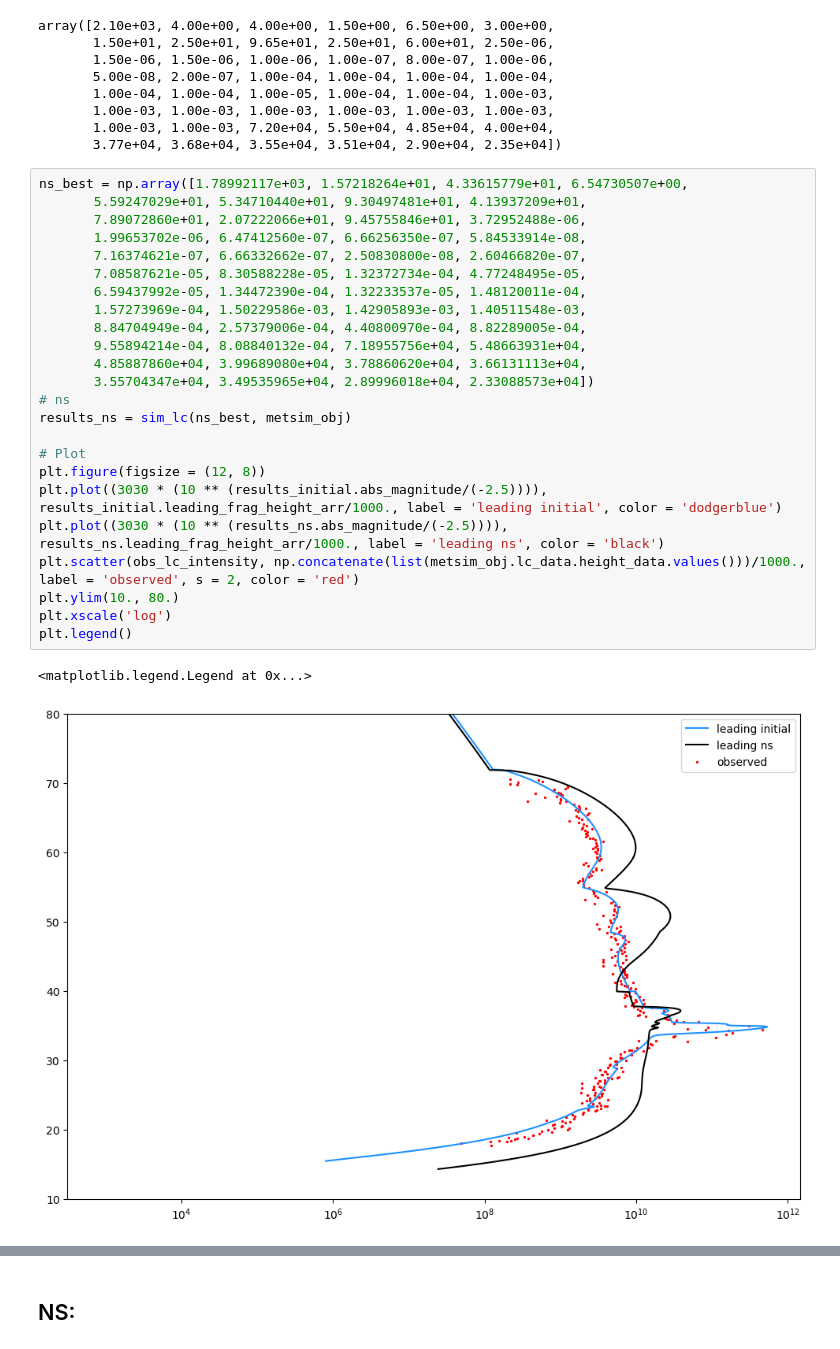
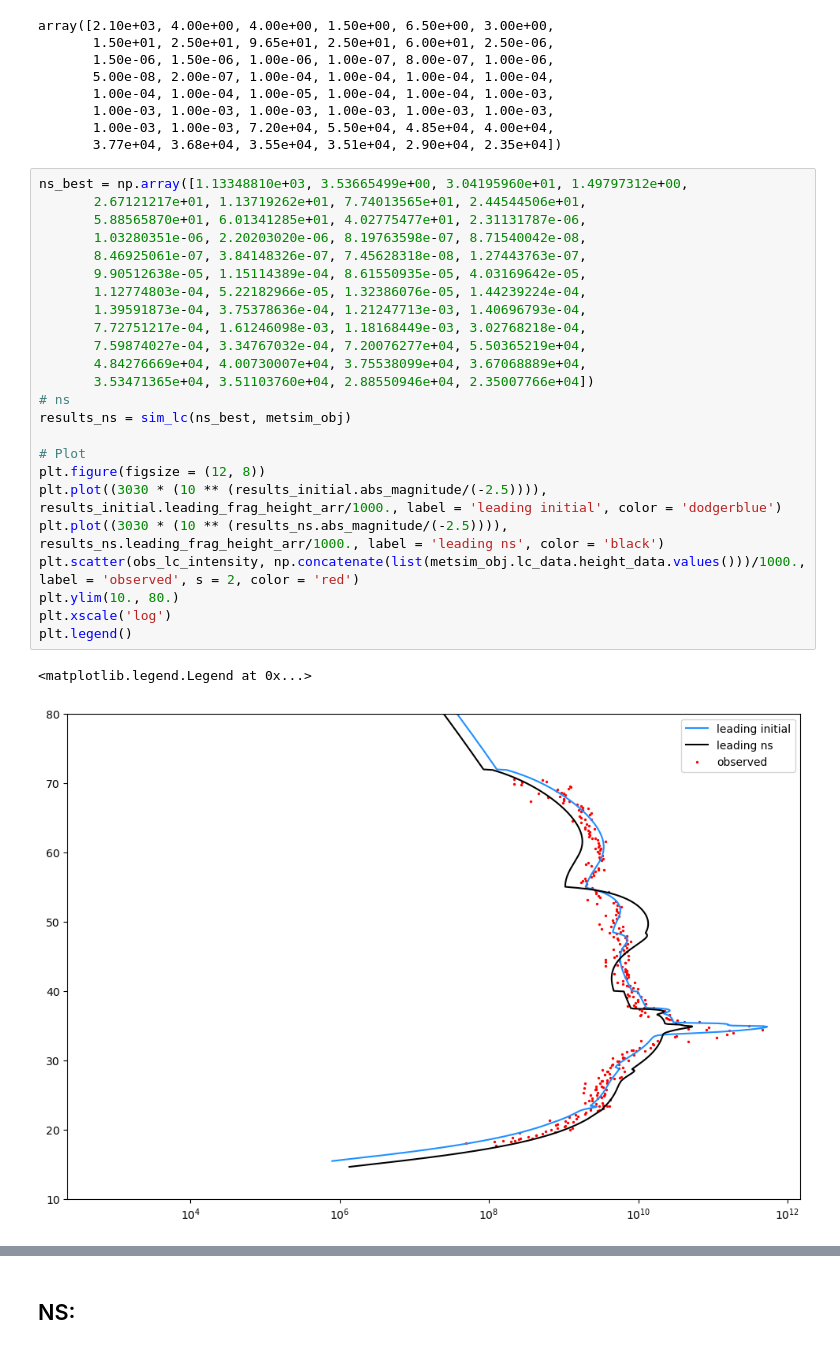
Before and after one commit to ia-chow/Thesis, a Jupyter notebook: physical/metsim_optimization_nested_novo_mesto.ipynb, the cells around one changed output, grey strips where cells are left out. Drawn from its saved outputs; the diff is of its cells as text.

```diff
--- a/physical/metsim_optimization_nested_novo_mesto.ipynb
+++ b/physical/metsim_optimization_nested_novo_mesto.ipynb
@@ -674,32 +674,32 @@ array([2.10e+03, 4.00e+00, 4.00e+00, 1.50e+00, 6.50e+00, 3.00e+00,
        1.00e-03, 1.00e-03, 7.20e+04, 5.50e+04, 4.85e+04, 4.00e+04,
        3.77e+04, 3.68e+04, 3.55e+04, 3.51e+04, 2.90e+04, 2.35e+04])
 # %%
-ns_best = np.array([1.78992117e+03, 1.57218264e+01, 4.33615779e+01, 6.54730507e+00,
-       5.59247029e+01, 5.34710440e+01, 9.30497481e+01, 4.13937209e+01,
-       7.89072860e+01, 2.07222066e+01, 9.45755846e+01, 3.72952488e-06,
-       1.99653702e-06, 6.47412560e-07, 6.66256350e-07, 5.84533914e-08,
-       7.16374621e-07, 6.66332662e-07, 2.50830800e-08, 2.60466820e-07,
-       7.08587621e-05, 8.30588228e-05, 1.32372734e-04, 4.77248495e-05,
-       6.59437992e-05, 1.34472390e-04, 1.32233537e-05, 1.48120011e-04,
-       1.57273969e-04, 1.50229586e-03, 1.42905893e-03, 1.40511548e-03,
-       8.84704949e-04, 2.57379006e-04, 4.40800970e-04, 8.82289005e-04,
-       9.55894214e-04, 8.08840132e-04, 7.18955756e+04, 5.48663931e+04,
-       4.85887860e+04, 3.99689080e+04, 3.78860620e+04, 3.66131113e+04,
-       3.55704347e+04, 3.49535965e+04, 2.89996018e+04, 2.33088573e+04])
+ns_best = np.array([1.13348810e+03, 3.53665499e+00, 3.04195960e+01, 1.49797312e+00,
+       2.67121217e+01, 1.13719262e+01, 7.74013565e+01, 2.44544506e+01,
+       5.88565870e+01, 6.01341285e+01, 4.02775477e+01, 2.31131787e-06,
+       1.03280351e-06, 2.20203020e-06, 8.19763598e-07, 8.71540042e-08,
+       8.46925061e-07, 3.84148326e-07, 7.45628318e-08, 1.27443763e-07,
+       9.90512638e-05, 1.15114389e-04, 8.61550935e-05, 4.03169642e-05,
+       1.12774803e-04, 5.22182966e-05, 1.32386076e-05, 1.44239224e-04,
+       1.39591873e-04, 3.75378636e-04, 1.21247713e-03, 1.40696793e-04,
+       7.72751217e-04, 1.61246098e-03, 1.18168449e-03, 3.02768218e-04,
+       7.59874027e-04, 3.34767032e-04, 7.20076277e+04, 5.50365219e+04,
+       4.84276669e+04, 4.00730007e+04, 3.75538099e+04, 3.67068889e+04,
+       3.53471365e+04, 3.51103760e+04, 2.88550946e+04, 2.35007766e+04])
 # ns
 results_ns = sim_lc(ns_best, metsim_obj)
 
 # Plot
 plt.figure(figsize = (12, 8))
 plt.plot((3030 * (10 ** (results_initial.abs_magnitude/(-2.5)))), results_initial.leading_frag_height_arr/1000., label = 'leading initial', color = 'dodgerblue')
 plt.plot((3030 * (10 ** (results_ns.abs_magnitude/(-2.5)))), results_ns.leading_frag_height_arr/1000., label = 'leading ns', color = 'black')
 plt.scatter(obs_lc_intensity, np.concatenate(list(metsim_obj.lc_data.height_data.values()))/1000., label = 'observed', s = 2, color = 'red')
 plt.ylim(10., 80.)
 plt.xscale('log')
 plt.legend()
 # %% [output]
 <matplotlib.legend.Legend at 0x...>
-[figure, old version]
+[figure, new version]
 # %%
 plt.figure(figsize = (12, 8))
 plt.plot(results_initial.abs_magnitude, results_initial.leading_frag_height_arr/1000., label = 'leading initial', color = 'dodgerblue')
```
Also changed, not shown: parts of 2 cells of this notebook, 23 other files.
